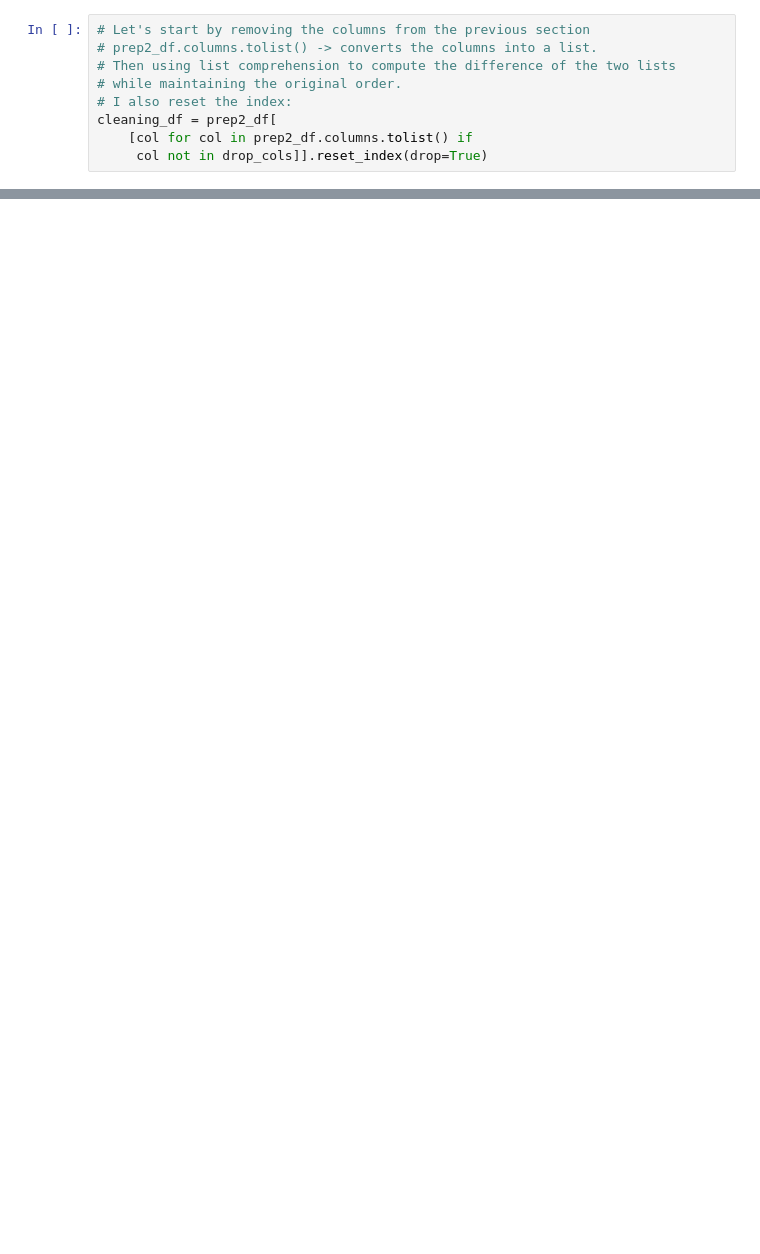
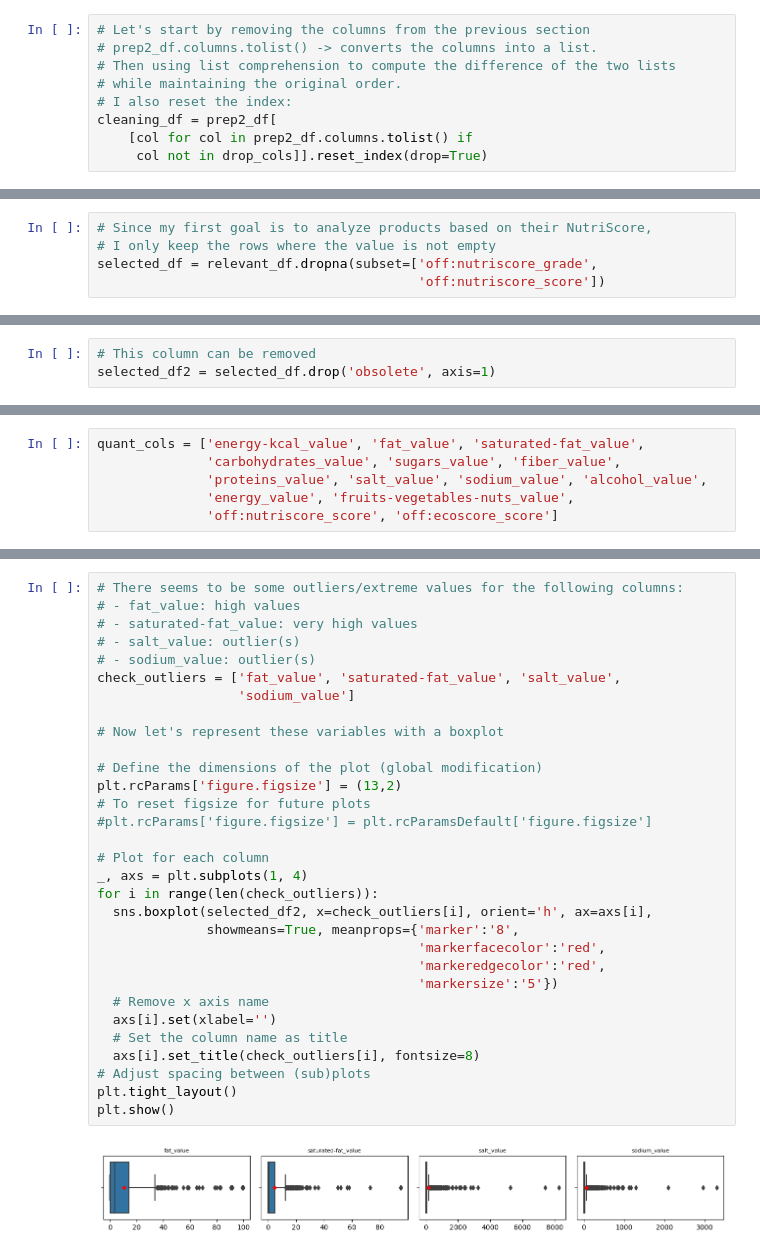
Before and after one commit to 64FC/Openclassrooms_DataScientist, a Jupyter notebook: Projet_2/OpenFoodFacts_1_notebook_nettoyage.ipynb, the cells around one changed output, grey strips where cells are left out. Cells and saved outputs as stored; diff of their text form; blank space fills up the shorter version.

```diff
--- a/Projet_2/OpenFoodFacts_1_notebook_nettoyage.ipynb
+++ b/Projet_2/OpenFoodFacts_1_notebook_nettoyage.ipynb
@@ -765,0 +588,5 @@ clean5_df = clean4_df.drop(columns=['countries']).reset_index(drop=True)
+# %%
+# Since my first goal is to analyze products based on their NutriScore,
+# I only keep the rows where the value is not empty
+selected_df = relevant_df.dropna(subset=['off:nutriscore_grade',
+                                         'off:nutriscore_score'])
@@ -765,0 +642,3 @@ clean5_df = clean4_df.drop(columns=['countries']).reset_index(drop=True)
+# %%
+# This column can be removed
+selected_df2 = selected_df.drop('obsolete', axis=1)
@@ -765,0 +671,6 @@ clean5_df = clean4_df.drop(columns=['countries']).reset_index(drop=True)
+# %%
+quant_cols = ['energy-kcal_value', 'fat_value', 'saturated-fat_value',
+              'carbohydrates_value', 'sugars_value', 'fiber_value',
+              'proteins_value', 'salt_value', 'sodium_value', 'alcohol_value',
+              'energy_value', 'fruits-vegetables-nuts_value',
+              'off:nutriscore_score', 'off:ecoscore_score']
@@ -765,0 +705,33 @@ clean5_df = clean4_df.drop(columns=['countries']).reset_index(drop=True)
+# %%
+# There seems to be some outliers/extreme values for the following columns:
+# - fat_value: high values
+# - saturated-fat_value: very high values
+# - salt_value: outlier(s)
+# - sodium_value: outlier(s)
+check_outliers = ['fat_value', 'saturated-fat_value', 'salt_value',
+                  'sodium_value']
+
+# Now let's represent these variables with a boxplot
+
+# Define the dimensions of the plot (global modification)
+plt.rcParams['figure.figsize'] = (13,2)
+# To reset figsize for future plots
+#plt.rcParams['figure.figsize'] = plt.rcParamsDefault['figure.figsize']
+
+# Plot for each column
+_, axs = plt.subplots(1, 4)
+for i in range(len(check_outliers)):
+  sns.boxplot(selected_df2, x=check_outliers[i], orient='h', ax=axs[i],
+              showmeans=True, meanprops={'marker':'8',
+                                         'markerfacecolor':'red',
+                                         'markeredgecolor':'red',
+                                         'markersize':'5'})
+  # Remove x axis name
+  axs[i].set(xlabel='')
+  # Set the column name as title
+  axs[i].set_title(check_outliers[i], fontsize=8)
+# Adjust spacing between (sub)plots
+plt.tight_layout()
+plt.show()
+# %% [output]
+[figure, added]
```
Also changed, not shown: parts of 97 cells of this notebook.
